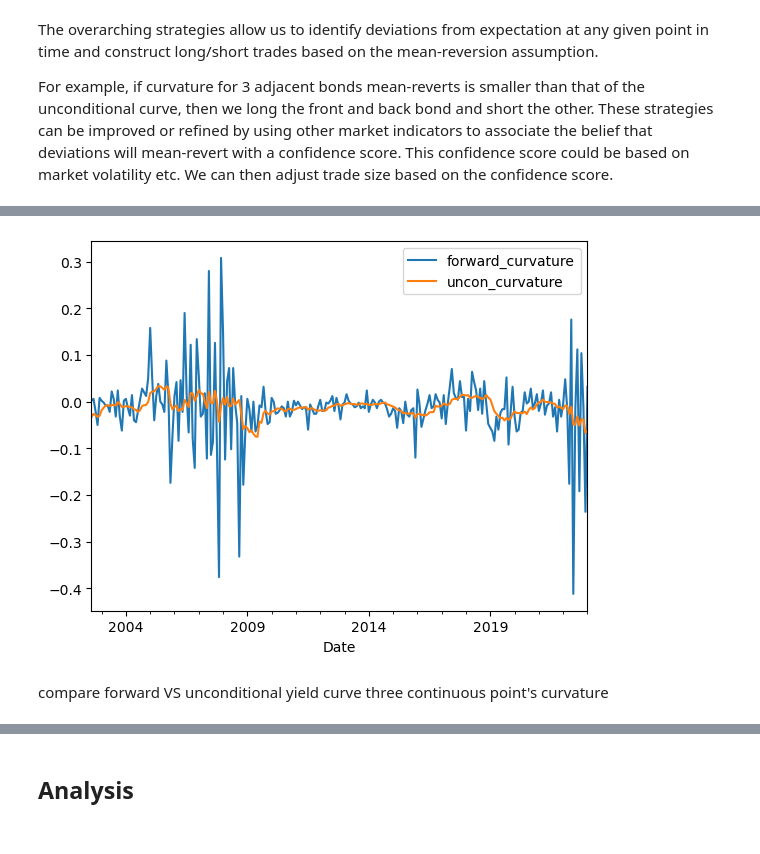
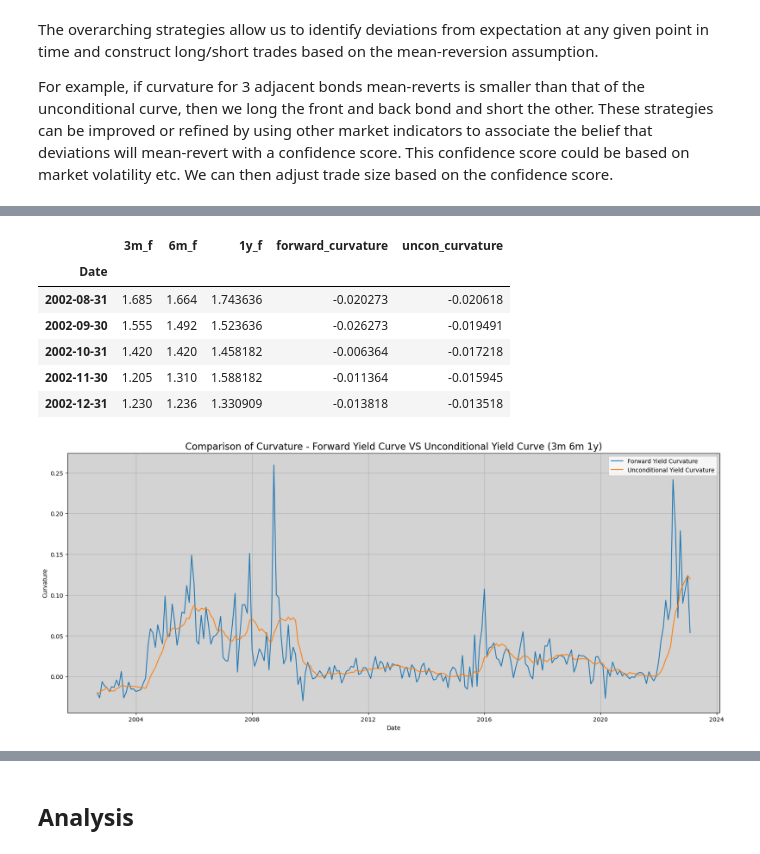
Before and after one commit to zym20000325/MeanRevertingYieldCurve, a Jupyter notebook: main.ipynb, the cells around one changed output, grey strips where cells are left out. Saved outputs shown, nothing was run; the diff lists cells and outputs as text; code cells hidden in the pictures.

```diff
--- a/main.ipynb
+++ b/main.ipynb
@@ -161,9 +144,15 @@ df_uncon_boxcar
 # %%
-df_curvature = three_bond_curvature(df_forward, df_uncon_boxcar, ['2m','3m','6m'])
+df_curvature = three_bond_curvature(df_forward, df_uncon_boxcar, ['3m','6m','1y'])
+df_curvature.head()
+# %% [output]
+|  | 3m_f | 6m_f | 1y_f | forward_curvature | uncon_curvature |
+| Date |  |  |  |  |  |
+| 2002-08-31 | 1.685 | 1.664 | 1.743636 | -0.020273 | -0.020618 |
+| 2002-09-30 | 1.555 | 1.492 | 1.523636 | -0.026273 | -0.019491 |
+| 2002-10-31 | 1.420 | 1.420 | 1.458182 | -0.006364 | -0.017218 |
+| 2002-11-30 | 1.205 | 1.310 | 1.588182 | -0.011364 | -0.015945 |
+| 2002-12-31 | 1.230 | 1.236 | 1.330909 | -0.013818 | -0.013518 |
-# %%
-df_curvature.plot();
-# %% [output]
-[figure, removed]
-# %% [markdown]
-compare forward VS unconditional yield curve
-three continuous point's curvature
+# %%
+plot_curvature(df_curvature, '3m 6m 1y')
+# %% [output]
+[figure, added]
```
Also changed, not shown: parts of 11 cells of this notebook, 1 other file.
